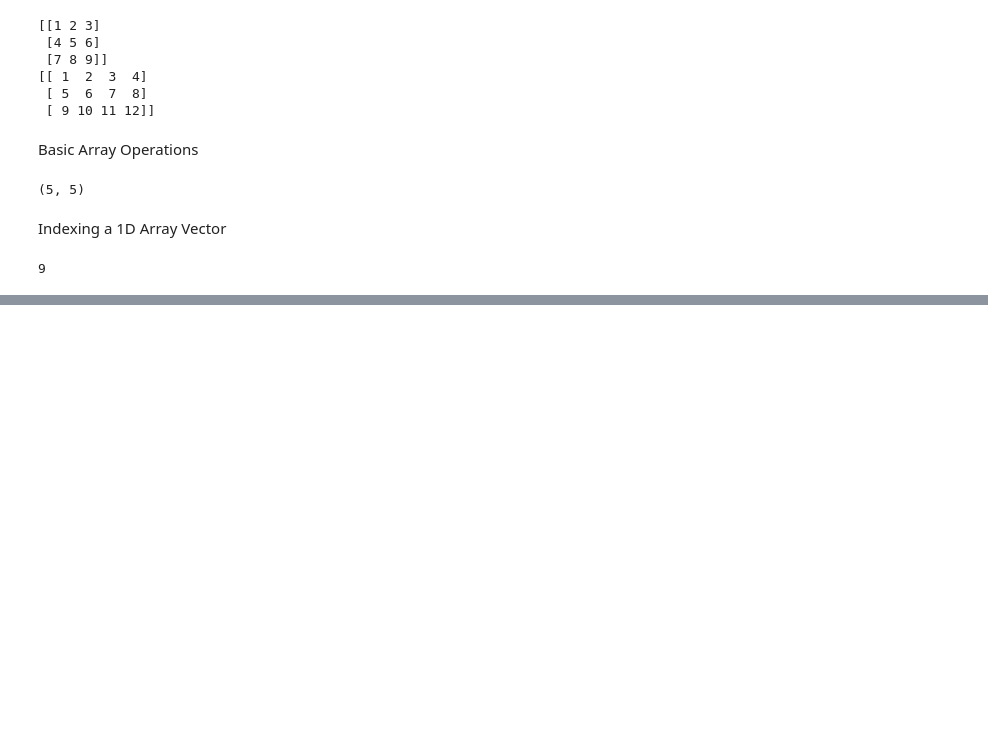
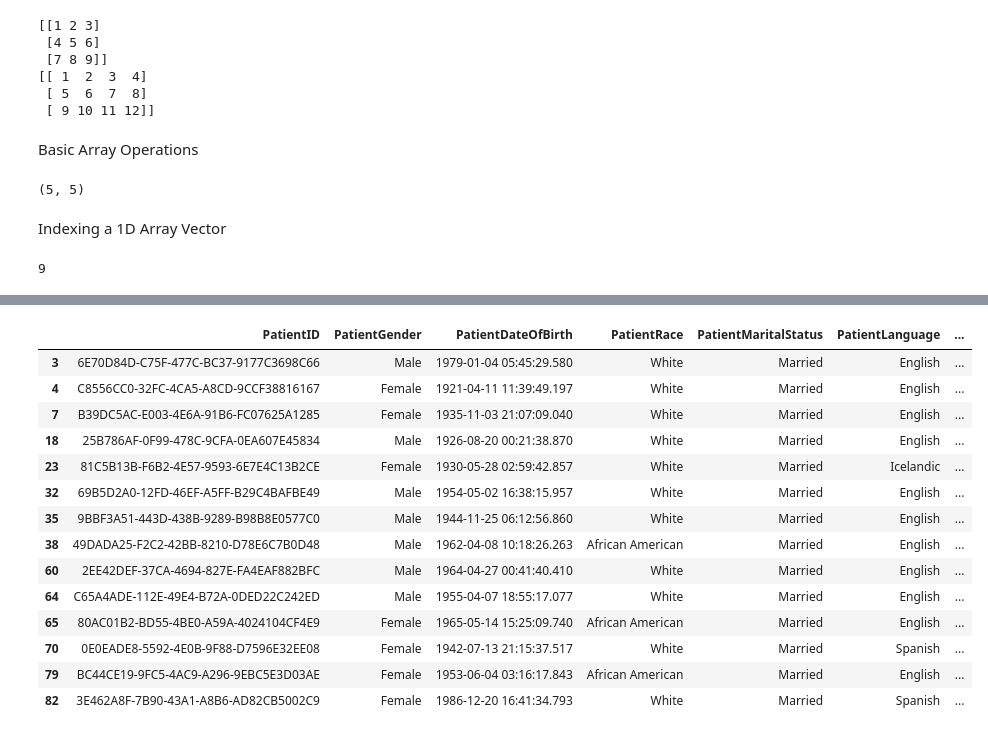
Before and after one commit to Adityalolla04/PYTHON, a Jupyter notebook: Basics/Numpy and Pandas.ipynb, the cells around one changed output, grey strips where cells are left out. Cells and saved outputs as stored; diff of their text form; code cells hidden in the pictures; blank space fills up the shorter version.

```diff
--- a/Basics/Numpy and Pandas.ipynb
+++ b/Basics/Numpy and Pandas.ipynb
@@ -172,0 +629,17 @@ vector[-1]
+# %%
+# Filtering data
+from IPython import display
+import pandas as pd
+import numpy as np
+
+filename = '/Users/adityasrivatsav/Documents/GitHub/PYTHON/Basics/100-patients/PatientCorePopulatedTable.txt'
+
+df = pd.read_csv(filename, delimiter='\t')
+mask = (
+    (((df['PatientRace'] == 'White') & (df['PatientMaritalStatus'] == 'Married')) |
+    ((df['PatientRace'] == 'African American') & (df['PatientMaritalStatus'] == 'Married'))) &
+    (df['PatientPopulationPercentageBelowPoverty'] > 15)
+)
+
+df_new  = df[mask][['PatientID', 'PatientRace', 'PatientMaritalStatus', 'PatientPopulationPercentageBelowPoverty']].reset_index(drop=True)
+df_new
@@ -172,0 +662,18 @@ vector[-1]
+# %%
+df.query("((PatientRace == 'White' & PatientMaritalStatus == 'Married') | (PatientRace == 'African American' & PatientMaritalStatus == 'Married')) & PatientPopulationPercentageBelowPoverty > 15")
+# %% [output]
+|  | PatientID | PatientGender | PatientDateOfBirth | PatientRace | PatientMaritalStatus | PatientLanguage | ... |
+| 3 | 6E70D84D-C75F-477C-BC37-9177C3698C66 | Male | 1979-01-04 05:45:29.580 | White | Married | English | ... |
+| 4 | C8556CC0-32FC-4CA5-A8CD-9CCF38816167 | Female | 1921-04-11 11:39:49.197 | White | Married | English | ... |
+| 7 | B39DC5AC-E003-4E6A-91B6-FC07625A1285 | Female | 1935-11-03 21:07:09.040 | White | Married | English | ... |
+| 18 | 25B786AF-0F99-478C-9CFA-0EA607E45834 | Male | 1926-08-20 00:21:38.870 | White | Married | English | ... |
+| 23 | 81C5B13B-F6B2-4E57-9593-6E7E4C13B2CE | Female | 1930-05-28 02:59:42.857 | White | Married | Icelandic | ... |
+| 32 | 69B5D2A0-12FD-46EF-A5FF-B29C4BAFBE49 | Male | 1954-05-02 16:38:15.957 | White | Married | English | ... |
+| 35 | 9BBF3A51-443D-438B-9289-B98B8E0577C0 | Male | 1944-11-25 06:12:56.860 | White | Married | English | ... |
+| 38 | 49DADA25-F2C2-42BB-8210-D78E6C7B0D48 | Male | 1962-04-08 10:18:26.263 | African American | Married | English | ... |
+| 60 | 2EE42DEF-37CA-4694-827E-FA4EAF882BFC | Male | 1964-04-27 00:41:40.410 | White | Married | English | ... |
+| 64 | C65A4ADE-112E-49E4-B72A-0DED22C242ED | Male | 1955-04-07 18:55:17.077 | White | Married | English | ... |
+| 65 | 80AC01B2-BD55-4BE0-A59A-4024104CF4E9 | Female | 1965-05-14 15:25:09.740 | African American | Married | English | ... |
+| 70 | 0E0EADE8-5592-4E0B-9F88-D7596E32EE08 | Female | 1942-07-13 21:15:37.517 | White | Married | Spanish | ... |
+| 79 | BC44CE19-9FC5-4AC9-A296-9EBC5E3D03AE | Female | 1953-06-04 03:16:17.843 | African American | Married | English | ... |
+| 82 | 3E462A8F-7B90-43A1-A8B6-AD82CB5002C9 | Female | 1986-12-20 16:41:34.793 | White | Married | Spanish | ... |
```
Also changed, not shown: parts of 50 cells of this notebook, 9 other files.
